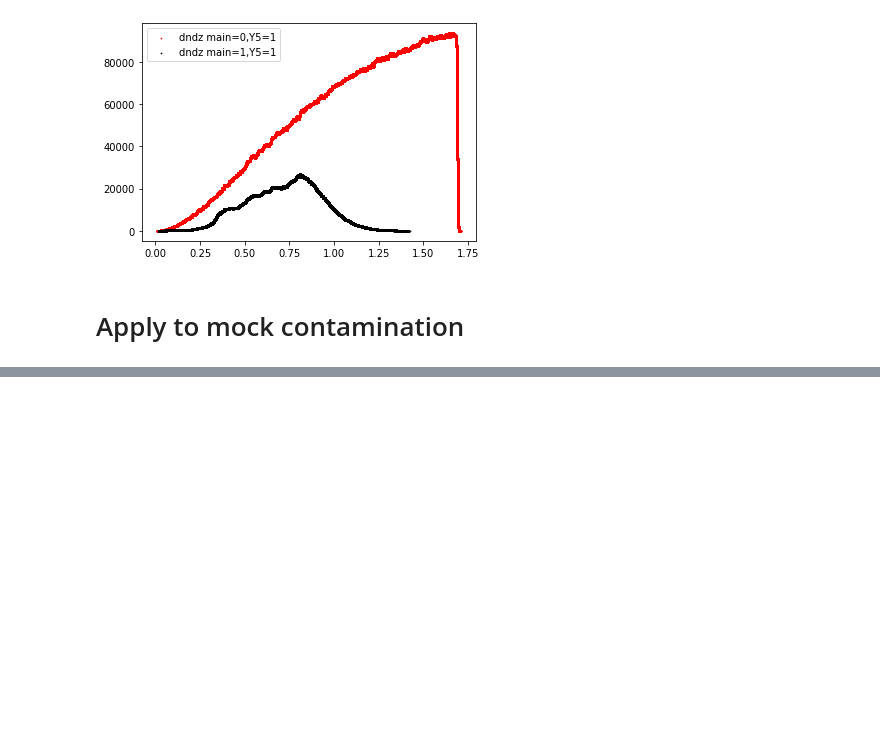
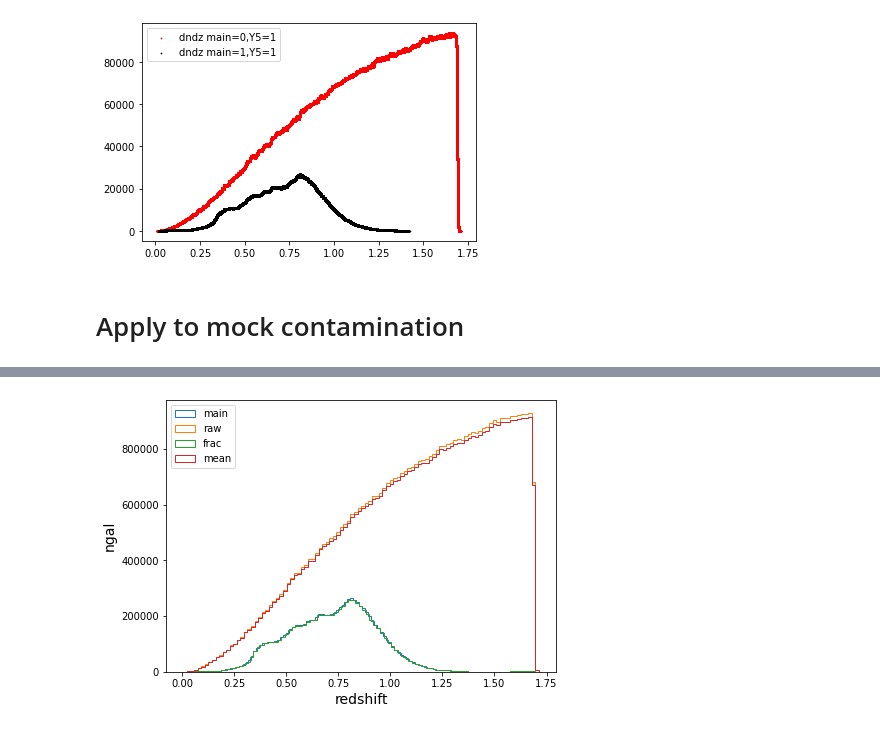
Before and after one commit to AlbertoRosado1/sysgen, a Jupyter notebook: dndz.ipynb, the cells around one changed output, grey strips where cells are left out. Drawn from its saved outputs; the diff is of its cells as text; code cells hidden in the pictures; blank space fills up the shorter version.

```diff
--- a/dndz.ipynb
+++ b/dndz.ipynb
@@ -93,0 +121,19 @@ Wall time: 1min 16s
+# %%
+kw = dict(histtype='step', bins=100)
+font = 14
+fig = plt.gcf()
+fig.set_size_inches(7, 5)
+
+plt.hist(mock_main['Z'], label='main', **kw)
+plt.hist(mock_raw['Z'], label='raw', **kw)
+plt.hist(mock_cont_frac['Z'], label='frac', **kw)
+plt.hist(mock_cont['Z'], label='mean', **kw)
+
+plt.legend(loc='upper left')
+plt.ylabel('ngal', fontsize=font)
+plt.xlabel('redshift', fontsize=font)
+fn = os.path.join(f'hist_frac.png')
+#plt.savefig(fn, facecolor='white',bbox_inches='tight', pad_inches=0.1, dpi=200)
+plt.show()
+# %% [output]
+[figure, added]
```
Also changed, not shown: parts of 10 cells of this notebook, 43 other files.
